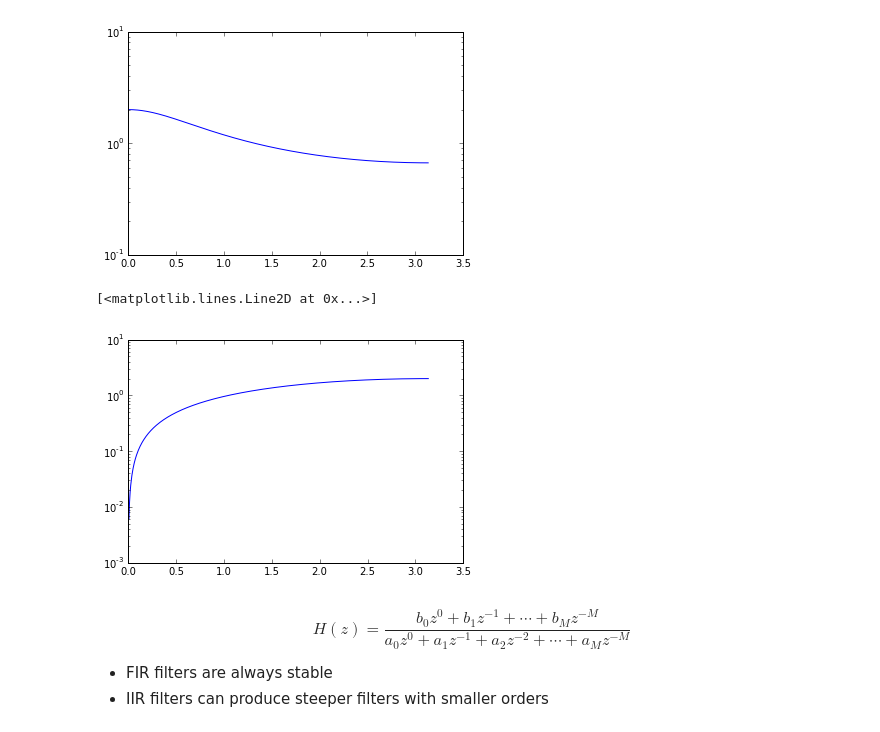
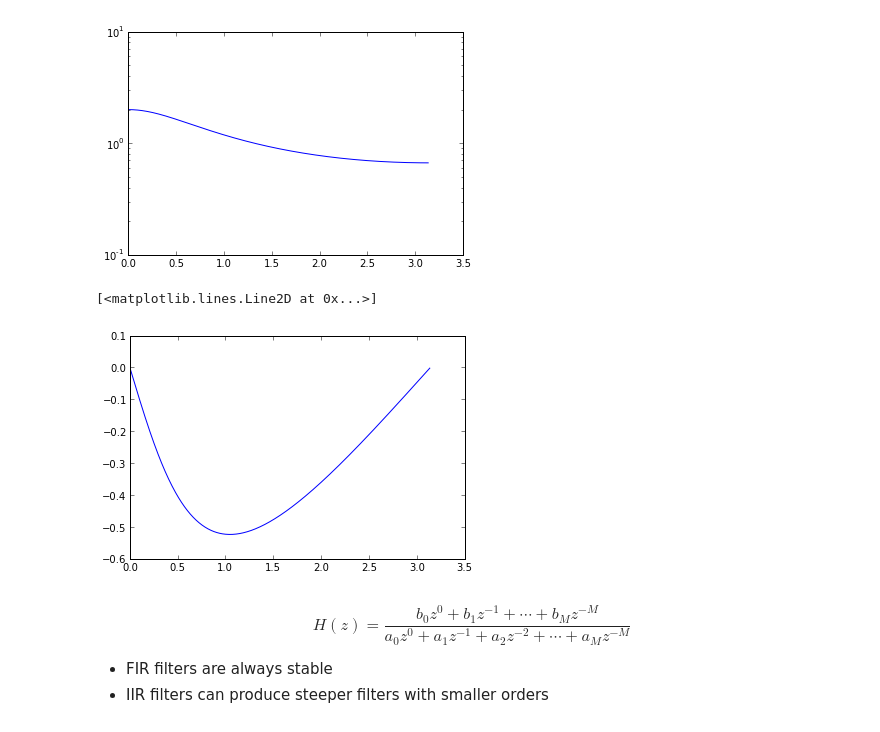
Before and after one commit to mantaraya36/201A-ipython, a Jupyter notebook: Audio Filters.ipynb, the cells around one changed output. Cells and saved outputs as stored; diff of their text form; code cells hidden in the pictures.

```diff
--- a/Audio Filters.ipynb
+++ b/Audio Filters.ipynb
@@ -125,11 +166,11 @@ semilogy(frq, abs(Y))
 [<matplotlib.lines.Line2D at 0x...>]
 [figure]
 # %%
-frq, Y = freqz([1, -1])
-semilogy(frq, abs(Y))
+frq, Y = freqz([1], [1,-0.5])
+plot(frq, angle(Y))
 # %% [output]
 [<matplotlib.lines.Line2D at 0x...>]
-[figure, old version]
+[figure, new version]
 # %% [markdown]
 $$H(z) = \frac{b_0z^{0} + b_1z^{-1} + \cdots + b_Mz^{-M}}{ a_0z^{0} + a_1z^{-1} + a_2z^{-2}  + \cdots + a_Mz^{-M}}$$
 
```
Also changed, not shown: parts of 37 cells of this notebook.
